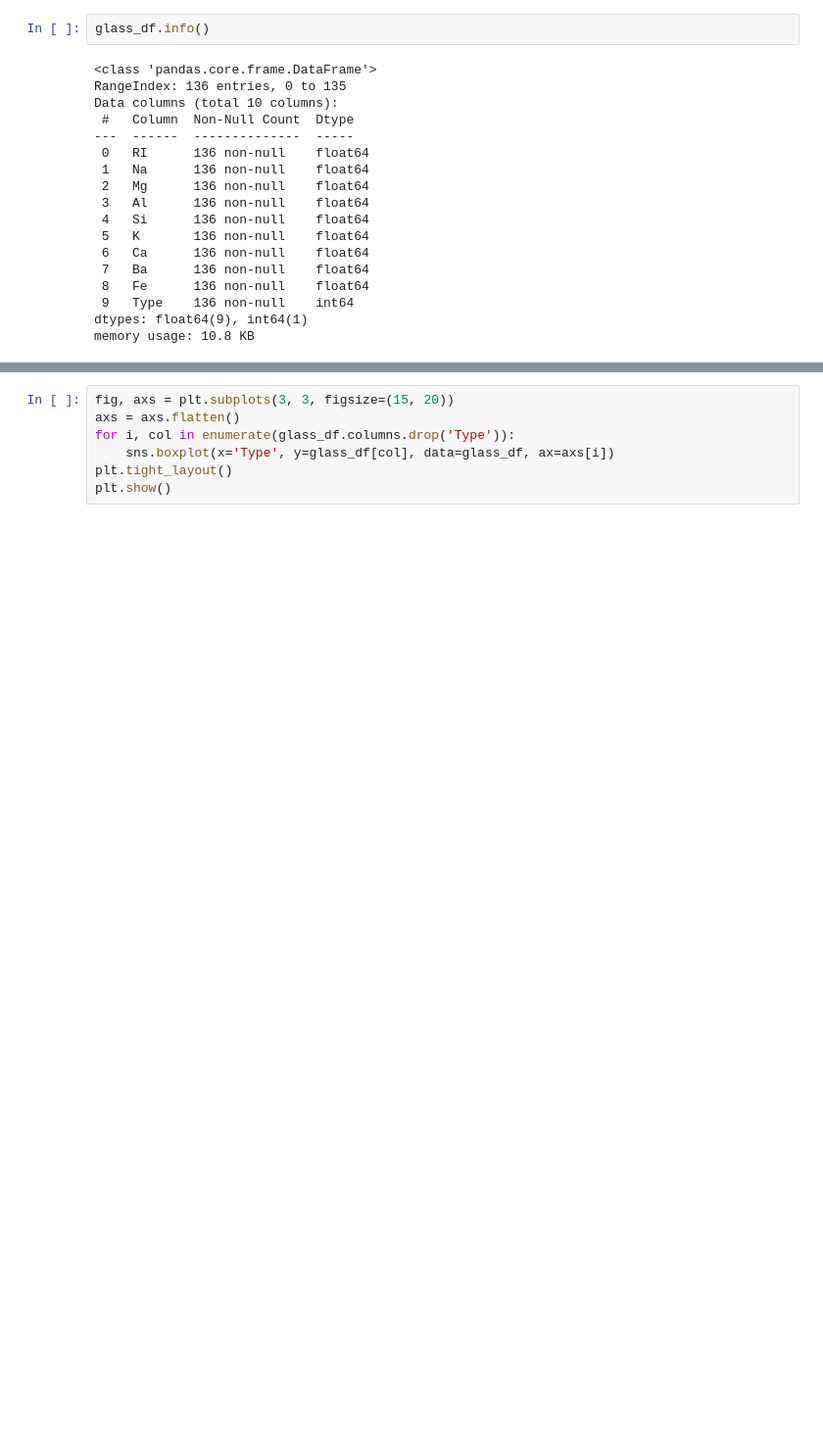
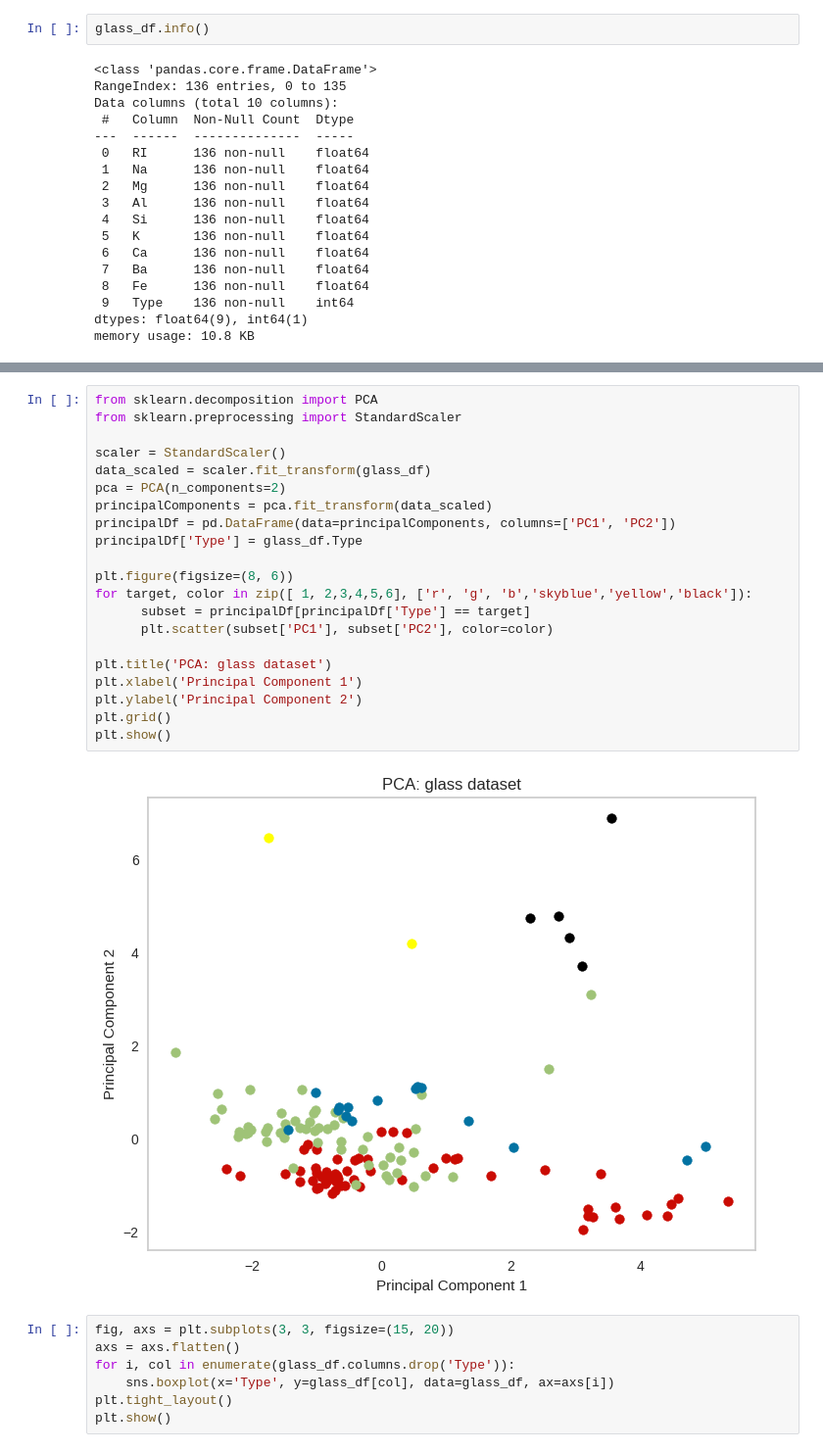
Before and after one commit to depresssed-kid/Glass-Classification, a Jupyter notebook: GlassClassification.ipynb, the cells around one changed output, grey strips where cells are left out. Shown: that part at 98% size. Cells and saved outputs as stored; diff of their text form; blank space fills up the shorter version.

```diff
--- a/GlassClassification.ipynb
+++ b/GlassClassification.ipynb
@@ -59,3 +59,26 @@ array([[<Axes: title={'center': 'RI'}>, <Axes: title={'center': 'Na'}>,
+# %%
+from sklearn.decomposition import PCA
+from sklearn.preprocessing import StandardScaler
+
+scaler = StandardScaler()
+data_scaled = scaler.fit_transform(glass_df)
+pca = PCA(n_components=2)
+principalComponents = pca.fit_transform(data_scaled)
+principalDf = pd.DataFrame(data=principalComponents, columns=['PC1', 'PC2'])
+principalDf['Type'] = glass_df.Type
+
+plt.figure(figsize=(8, 6))
+for target, color in zip([ 1, 2,3,4,5,6], ['r', 'g', 'b','skyblue','yellow','black']):
+      subset = principalDf[principalDf['Type'] == target]
+      plt.scatter(subset['PC1'], subset['PC2'], color=color)
+
+plt.title('PCA: glass dataset')
+plt.xlabel('Principal Component 1')
+plt.ylabel('Principal Component 2')
+plt.grid()
+plt.show()
+# %% [output]
+[figure, added]
 # %%
 fig, axs = plt.subplots(3, 3, figsize=(15, 20))
 axs = axs.flatten()
```
Also changed, not shown: parts of 1 cell of this notebook.
